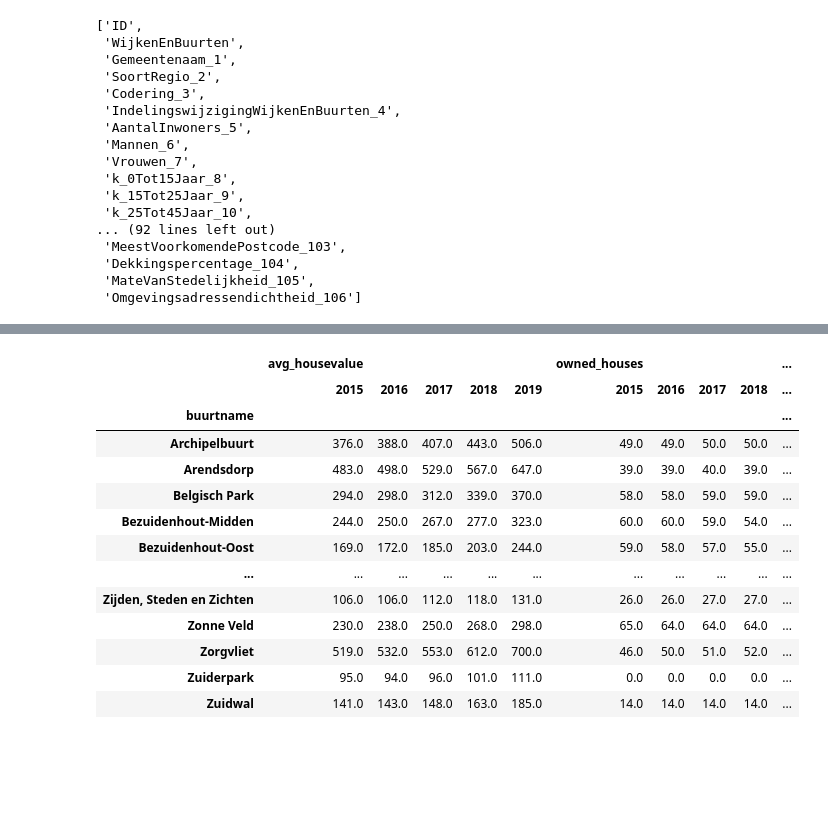
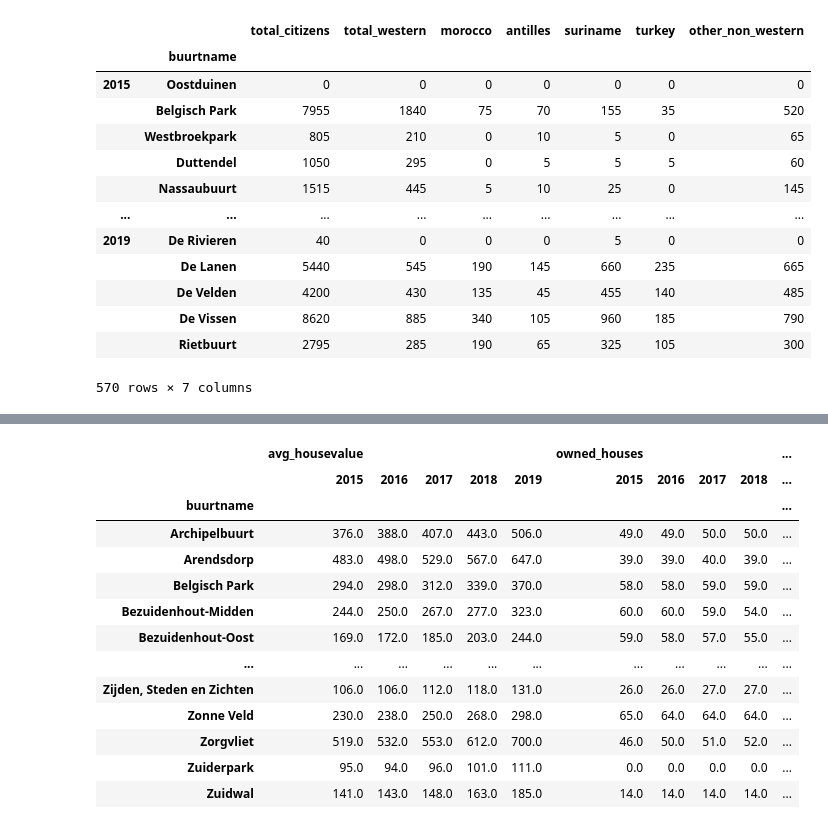
Before and after one commit to J-h-V/OpenDataDenHaag, a Jupyter notebook: DatasetCBS.ipynb, the cells around one changed output, grey strips where cells are left out. Drawn from its saved outputs; the diff is of its cells as text; code cells hidden in the pictures; blank space fills up the shorter version.

```diff
--- a/DatasetCBS.ipynb
+++ b/DatasetCBS.ipynb
@@ -23,26 +23,6 @@ dh_buurt_data_16 = buurt_data_16[(buurt_data_16["Gemeentenaam_1"]=="'s-Gravenhag
 dh_buurt_data_17 = buurt_data_17[(buurt_data_17["Gemeentenaam_1"]=="'s-Gravenhage                           ") & (buurt_data_17["SoortRegio_2"]=="Buurt     ")]
 dh_buurt_data_18 = buurt_data_18[(buurt_data_18["Gemeentenaam_1"]=="'s-Gravenhage                           ") & (buurt_data_18["SoortRegio_2"]=="Buurt     ")]
 dh_buurt_data_19 = buurt_data_19[(buurt_data_19["Gemeentenaam_1"]=="'s-Gravenhage                           ") & (buurt_data_19["SoortRegio_2"]=="Buurt     ")]
-# %%
-list(dh_buurt_data_19.columns)
-# %% [output]
-['ID',
- 'WijkenEnBuurten',
- 'Gemeentenaam_1',
- 'SoortRegio_2',
- 'Codering_3',
- 'IndelingswijzigingWijkenEnBuurten_4',
- 'AantalInwoners_5',
- 'Mannen_6',
- 'Vrouwen_7',
- 'k_0Tot15Jaar_8',
- 'k_15Tot25Jaar_9',
- 'k_25Tot45Jaar_10',
-... (92 lines left out)
- 'MeestVoorkomendePostcode_103',
- 'Dekkingspercentage_104',
- 'MateVanStedelijkheid_105',
- 'Omgevingsadressendichtheid_106']
 # %%
 amenities_dh_15 = dh_buurt_data_15[['WijkenEnBuurten','GemiddeldeWoningwaarde_35','Koopwoningen_40','HuurwoningenTotaal_41','GIHandelEnHoreca_81','RUCultuurRecreatieOverigeDiensten_85','AfstandTotHuisartsenpraktijk_95','AfstandTotGroteSupermarkt_96','AfstandTotKinderdagverblijf_97','AfstandTotSchool_98']].rename(columns={'WijkenEnBuurten':'buurtname','GemiddeldeWoningwaarde_35':'avg_housevalue','Koopwoningen_40':'owned_houses','HuurwoningenTotaal_41':'rent_houses','GIHandelEnHoreca_81':'horeca_biz','RUCultuurRecreatieOverigeDiensten_85':'recreation_biz','AfstandTotHuisartsenpraktijk_95':'dist_GP','AfstandTotGroteSupermarkt_96':'dist_super','AfstandTotKinderdagverblijf_97':'dist_nursery','AfstandTotSchool_98':'dist_school'}, errors="raise").set_index("buurtname")
 amenities_dh_16 = dh_buurt_data_16[['WijkenEnBuurten','GemiddeldeWoningwaarde_35','Koopwoningen_40','HuurwoningenTotaal_41','GIHandelEnHoreca_81','RUCultuurRecreatieOverigeDiensten_85','AfstandTotHuisartsenpraktijk_95','AfstandTotGroteSupermarkt_96','AfstandTotKinderdagverblijf_97','AfstandTotSchool_98']].rename(columns={'WijkenEnBuurten':'buurtname','GemiddeldeWoningwaarde_35':'avg_housevalue','Koopwoningen_40':'owned_houses','HuurwoningenTotaal_41':'rent_houses','GIHandelEnHoreca_81':'horeca_biz','RUCultuurRecreatieOverigeDiensten_85':'recreation_biz','AfstandTotHuisartsenpraktijk_95':'dist_GP','AfstandTotGroteSupermarkt_96':'dist_super','AfstandTotKinderdagverblijf_97':'dist_nursery','AfstandTotSchool_98':'dist_school'}, errors="raise").set_index("buurtname")
@@ -59,6 +39,23 @@ citizens_dh_19 = dh_buurt_data_19[['WijkenEnBuurten','AantalInwoners_5','Westers
 amenities_dh = pd.concat([amenities_dh_15,amenities_dh_16,amenities_dh_17,amenities_dh_18,amenities_dh_19], keys=[2015,2016,2017,2018,2019])
 # %%
 citizens_dh = pd.concat([citizens_dh_15,citizens_dh_16,citizens_dh_17,citizens_dh_18,citizens_dh_19], keys=[2015,2016,2017,2018,2019])
+# %%
+citizens_dh
+# %% [output]
+|  |  | total_citizens | total_western | morocco | antilles | suriname | turkey | other_non_western |
+|  | buurtname |  |  |  |  |  |  |  |
+| 2015 | Oostduinen | 0 | 0 | 0 | 0 | 0 | 0 | 0 |
+|  | Belgisch Park | 7955 | 1840 | 75 | 70 | 155 | 35 | 520 |
+|  | Westbroekpark | 805 | 210 | 0 | 10 | 5 | 0 | 65 |
+|  | Duttendel | 1050 | 295 | 0 | 5 | 5 | 5 | 60 |
+|  | Nassaubuurt | 1515 | 445 | 5 | 10 | 25 | 0 | 145 |
+| ... | ... | ... | ... | ... | ... | ... | ... | ... |
+| 2019 | De Rivieren | 40 | 0 | 0 | 0 | 5 | 0 | 0 |
+|  | De Lanen | 5440 | 545 | 190 | 145 | 660 | 235 | 665 |
+|  | De Velden | 4200 | 430 | 135 | 45 | 455 | 140 | 485 |
+|  | De Vissen | 8620 | 885 | 340 | 105 | 960 | 185 | 790 |
+|  | Rietbuurt | 2795 | 285 | 190 | 65 | 325 | 105 | 300 |
+570 rows × 7 columns
 # %%
 citizens_dh["total_western"] = citizens_dh["total_western"] / citizens_dh["total_citizens"]
 citizens_dh["morocco"] = citizens_dh["morocco"] / citizens_dh["total_citizens"]
```
Also changed, not shown: parts of 9 cells of this notebook.
